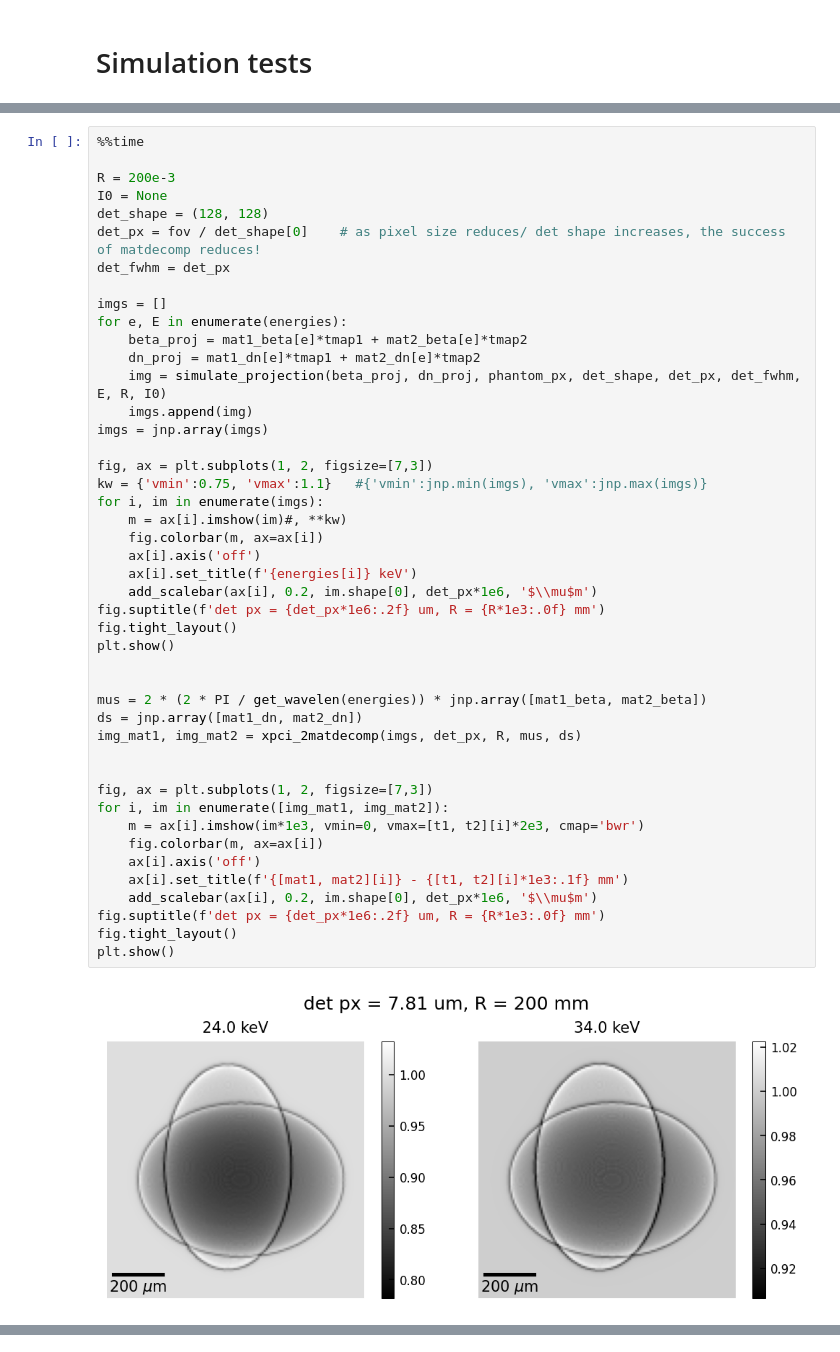
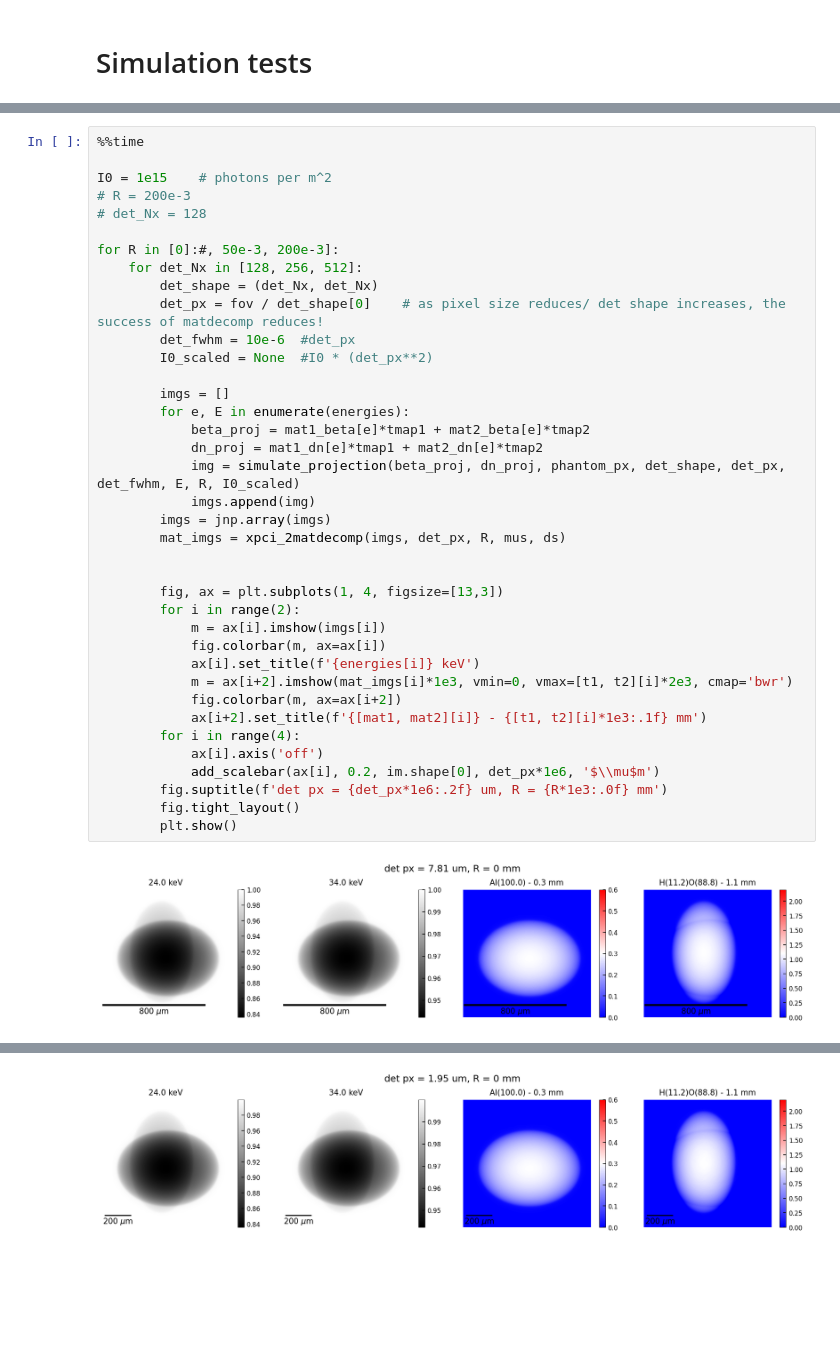
Before and after one commit to gjadick/spectral-xpci, a Jupyter notebook: test.ipynb, the cells around one changed output, grey strips where cells are left out. Saved outputs shown, nothing was run; the diff lists cells and outputs as text; blank space fills up the shorter version.

```diff
--- a/test.ipynb
+++ b/test.ipynb
@@ -177,47 +219,40 @@ for e, E in enumerate(energies):
 # %%
 %%time
 
-R = 200e-3
-I0 = None
-det_shape = (128, 128)
-det_px = fov / det_shape[0]    # as pixel size reduces/ det shape increases, the success of matdecomp reduces!
-det_fwhm = det_px
+I0 = 1e15    # photons per m^2
+# R = 200e-3
+# det_Nx = 128
 
-imgs = []
-for e, E in enumerate(energies):
-    beta_proj = mat1_beta[e]*tmap1 + mat2_beta[e]*tmap2
-    dn_proj = mat1_dn[e]*tmap1 + mat2_dn[e]*tmap2
-    img = simulate_projection(beta_proj, dn_proj, phantom_px, det_shape, det_px, det_fwhm, E, R, I0)
-    imgs.append(img)
-imgs = jnp.array(imgs)
+for R in [0]:#, 50e-3, 200e-3]:
+    for det_Nx in [128, 256, 512]:
+        det_shape = (det_Nx, det_Nx)
+        det_px = fov / det_shape[0]    # as pixel size reduces/ det shape increases, the success of matdecomp reduces!
+        det_fwhm = 10e-6  #det_px
+        I0_scaled = None  #I0 * (det_px**2)
 
-fig, ax = plt.subplots(1, 2, figsize=[7,3])
-kw = {'vmin':0.75, 'vmax':1.1}   #{'vmin':jnp.min(imgs), 'vmax':jnp.max(imgs)}
-for i, im in enumerate(imgs):
-    m = ax[i].imshow(im)#, **kw)
-    fig.colorbar(m, ax=ax[i])
-    ax[i].axis('off')
-    ax[i].set_title(f'{energies[i]} keV')
-    add_scalebar(ax[i], 0.2, im.shape[0], det_px*1e6, '$\\mu$m')
-fig.suptitle(f'det px = {det_px*1e6:.2f} um, R = {R*1e3:.0f} mm')
-fig.tight_layout()
-plt.show()
+        imgs = []
+        for e, E in enumerate(energies):
+            beta_proj = mat1_beta[e]*tmap1 + mat2_beta[e]*tmap2
+            dn_proj = mat1_dn[e]*tmap1 + mat2_dn[e]*tmap2
+            img = simulate_projection(beta_proj, dn_proj, phantom_px, det_shape, det_px, det_fwhm, E, R, I0_scaled)
+            imgs.append(img)
+        imgs = jnp.array(imgs)
+        mat_imgs = xpci_2matdecomp(imgs, det_px, R, mus, ds)
 
 
-mus = 2 * (2 * PI / get_wavelen(energies)) * jnp.array([mat1_beta, mat2_beta])
-ds = jnp.array([mat1_dn, mat2_dn])
-img_mat1, img_mat2 = xpci_2matdecomp(imgs, det_px, R, mus, ds)
-
-
-fig, ax = plt.subplots(1, 2, figsize=[7,3])
-for i, im in enumerate([img_mat1, img_mat2]):
-    m = ax[i].imshow(im*1e3, vmin=0, vmax=[t1, t2][i]*2e3, cmap='bwr')
-    fig.colorbar(m, ax=ax[i])
-    ax[i].axis('off')
-    ax[i].set_title(f'{[mat1, mat2][i]} - {[t1, t2][i]*1e3:.1f} mm')
-    add_scalebar(ax[i], 0.2, im.shape[0], det_px*1e6, '$\\mu$m')
-fig.suptitle(f'det px = {det_px*1e6:.2f} um, R = {R*1e3:.0f} mm')
-fig.tight_layout()
-plt.show()
+        fig, ax = plt.subplots(1, 4, figsize=[13,3])
+        for i in range(2):
+            m = ax[i].imshow(imgs[i])
+            fig.colorbar(m, ax=ax[i])
+            ax[i].set_title(f'{energies[i]} keV')
+            m = ax[i+2].imshow(mat_imgs[i]*1e3, vmin=0, vmax=[t1, t2][i]*2e3, cmap='bwr')
+            fig.colorbar(m, ax=ax[i+2])
+            ax[i+2].set_title(f'{[mat1, mat2][i]} - {[t1, t2][i]*1e3:.1f} mm')
+        for i in range(4):
+            ax[i].axis('off')
+            add_scalebar(ax[i], 0.2, im.shape[0], det_px*1e6, '$\\mu$m')
+        fig.suptitle(f'det px = {det_px*1e6:.2f} um, R = {R*1e3:.0f} mm')
+        fig.tight_layout()
+        plt.show()
 # %% [output]
-[figure, old version]
+[figure, new version]
@@ -224,0 +260 @@ plt.show()
+[figure, added]
```
Also changed, not shown: parts of 6 cells of this notebook, 1 other file.
